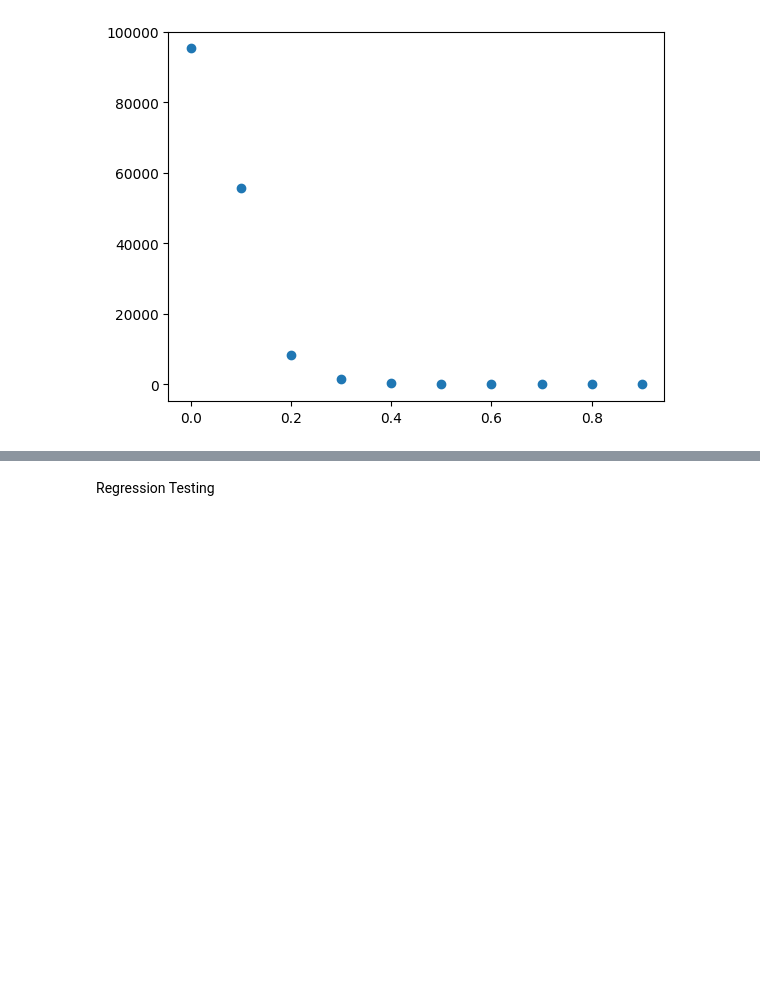
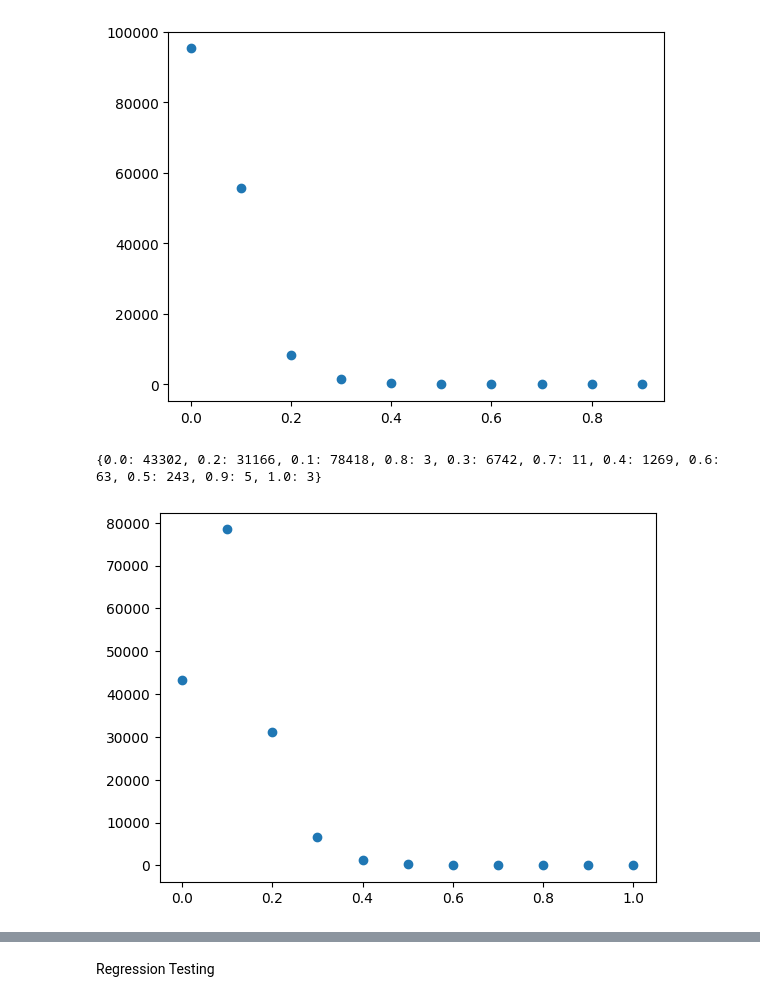
Before and after one commit to TobyBritton1/NewsBiasMapping, a Jupyter notebook: DataAnalysis.ipynb, the cells around one changed output, grey strips where cells are left out. Drawn from its saved outputs; the diff is of its cells as text; code cells hidden in the pictures; blank space fills up the shorter version.

```diff
--- a/DataAnalysis.ipynb
+++ b/DataAnalysis.ipynb
@@ -172,3 +187,17 @@ plt.show()
 # %% [output]
 {0.1: 55608, 0.2: 8264, 0.0: 95313, 0.3: 1494, 0.5: 102, 0.7: 25, 0.4: 363, 0.9: 5, 0.6: 40, 0.8: 11}
 [figure]
+# %%
+grouped = {}
+for score in spin:
+    try:
+        grouped[round(score,1)] += 1
+    except:
+        grouped[round(score,1)] = 1
+
+print(grouped)
+plt.scatter(*zip(*grouped.items()))
+plt.show()
+# %% [output]
+{0.0: 43302, 0.2: 31166, 0.1: 78418, 0.8: 3, 0.3: 6742, 0.7: 11, 0.4: 1269, 0.6: 63, 0.5: 243, 0.9: 5, 1.0: 3}
+[figure, added]
```
Also changed, not shown: parts of 7 cells of this notebook, 1 other file.
